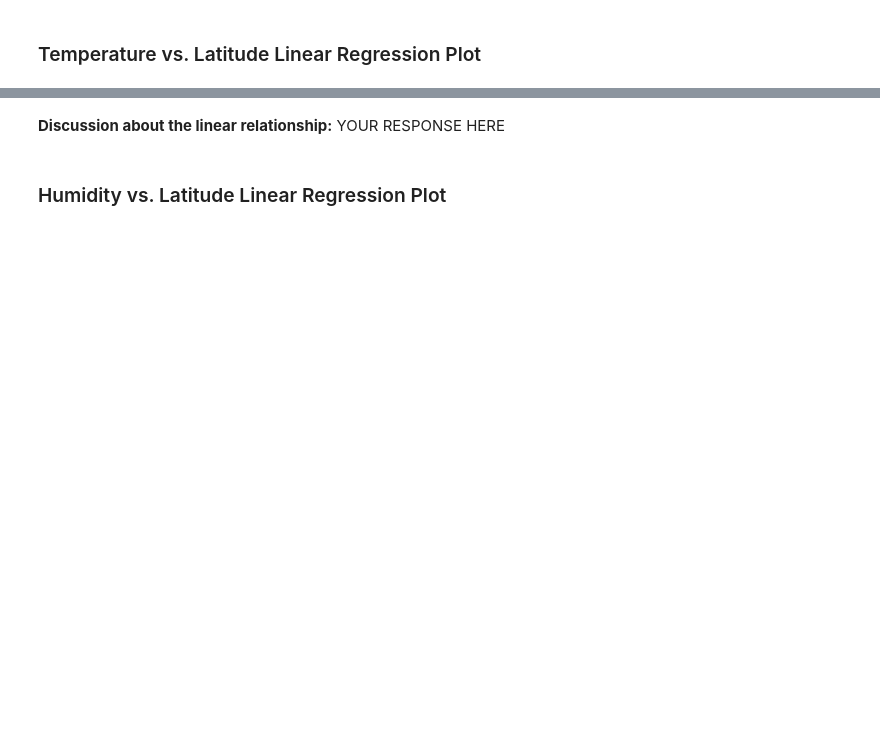
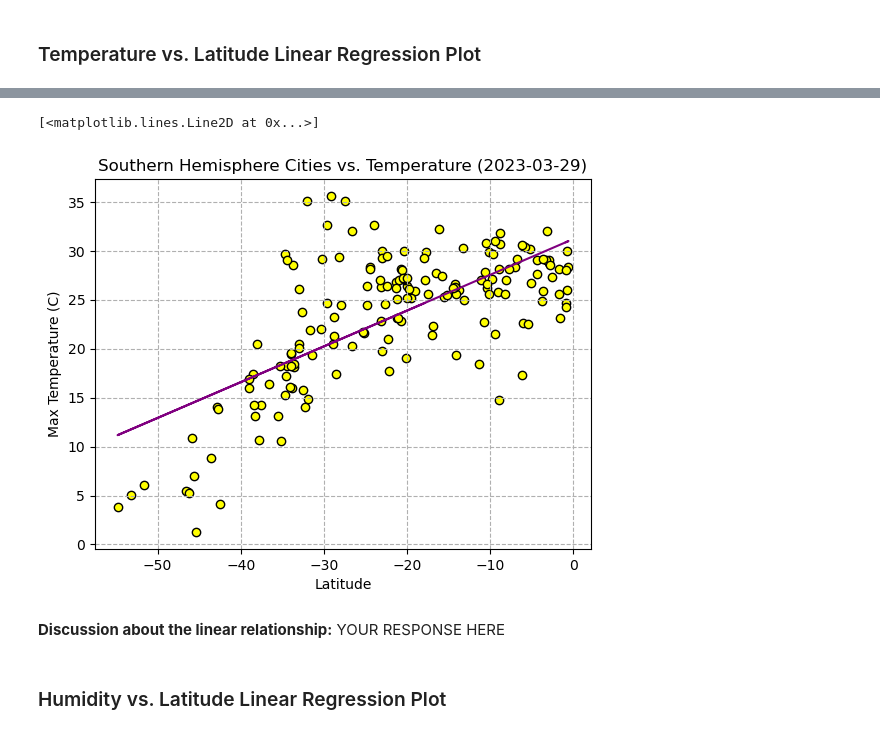
Before and after one commit to anthonybpino/python-api-challenge, a Jupyter notebook: weatherpy/weatherpy.ipynb, the cells around one changed output, grey strips where cells are left out. Saved outputs shown, nothing was run; the diff lists cells and outputs as text; code cells hidden in the pictures; blank space fills up the shorter version.

```diff
--- a/weatherpy/weatherpy.ipynb
+++ b/weatherpy/weatherpy.ipynb
@@ -244,6 +255,6 @@ northern_hemi_df.head()
 # %%
 # Create a DataFrame with the Southern Hemisphere data (Latitude < 0)
-# YOUR CODE HERE
+southern_hemi_df = city_data_df[city_data_df["Lat"] < 0]
 
 # Display sample data
 southern_hemi_df.head()
@@ -258,3 +284,16 @@ southern_hemi_df.head()
+# %%
+# Linear regression on Southern Hemisphere
+plt.scatter(southern_hemi_df["Lat"], southern_hemi_df["Max Temp"], color="yellow", edgecolors="black")
+plt.title("Southern Hemisphere Cities vs. Temperature (2023-03-29)")
+plt.xlabel("Latitude")
+plt.ylabel("Max Temperature (C)")
+plt.grid(linestyle="--")
+
+fit = lin_regress(southern_hemi_df["Lat"], southern_hemi_df["Max Temp"])
+plt.plot(southern_hemi_df["Lat"], fit, color="purple")
+# %% [output]
+[<matplotlib.lines.Line2D at 0x...>]
+[figure, added]
 # %% [markdown]
 **Discussion about the linear relationship:** YOUR RESPONSE HERE
 # %% [markdown]
```
Also changed, not shown: parts of 18 cells of this notebook.
